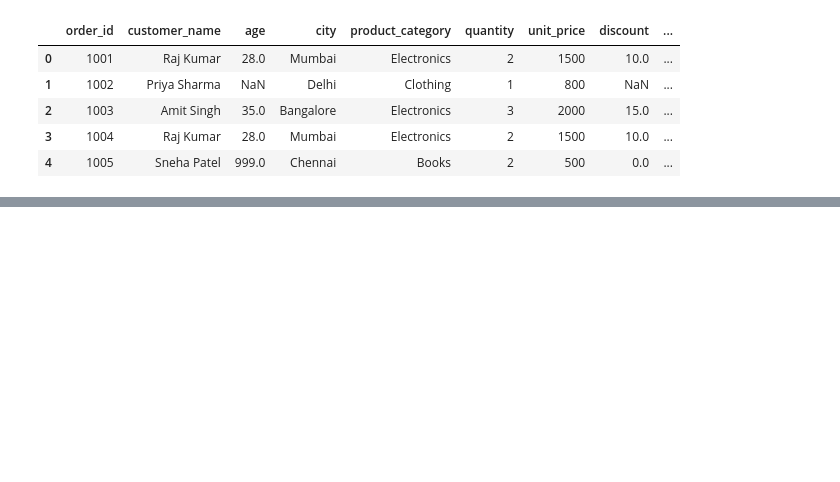
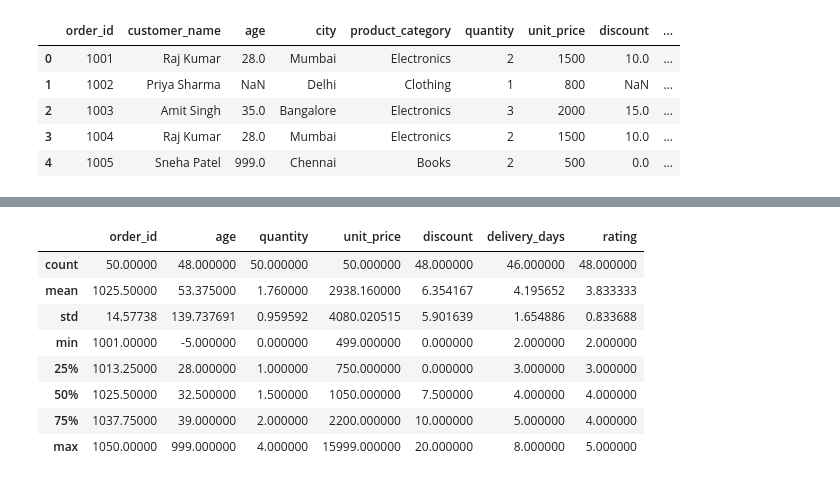
Before and after one commit to SandhuruT/Data_Science_01, a Jupyter notebook: Data_Science_04.ipynb, the cells around one changed output, grey strips where cells are left out. Cells and saved outputs as stored; diff of their text form; code cells hidden in the pictures; blank space fills up the shorter version.

```diff
--- a/Data_Science_04.ipynb
+++ b/Data_Science_04.ipynb
@@ -15,0 +75,12 @@ messy_dt.head()
+# %%
+messy_dt.describe()
+# %% [output]
+|  | order_id | age | quantity | unit_price | discount | delivery_days | rating |
+| count | 50.00000 | 48.000000 | 50.000000 | 50.000000 | 48.000000 | 46.000000 | 48.000000 |
+| mean | 1025.50000 | 53.375000 | 1.760000 | 2938.160000 | 6.354167 | 4.195652 | 3.833333 |
+| std | 14.57738 | 139.737691 | 0.959592 | 4080.020515 | 5.901639 | 1.654886 | 0.833688 |
+| min | 1001.00000 | -5.000000 | 0.000000 | 499.000000 | 0.000000 | 2.000000 | 2.000000 |
+| 25% | 1013.25000 | 28.000000 | 1.000000 | 750.000000 | 0.000000 | 3.000000 | 3.000000 |
+| 50% | 1025.50000 | 32.500000 | 1.500000 | 1050.000000 | 7.500000 | 4.000000 | 4.000000 |
+| 75% | 1037.75000 | 39.000000 | 2.000000 | 2200.000000 | 10.000000 | 5.000000 | 4.000000 |
+| max | 1050.00000 | 999.000000 | 4.000000 | 15999.000000 | 20.000000 | 8.000000 | 5.000000 |
```
Also changed, not shown: parts of 3 cells of this notebook.
